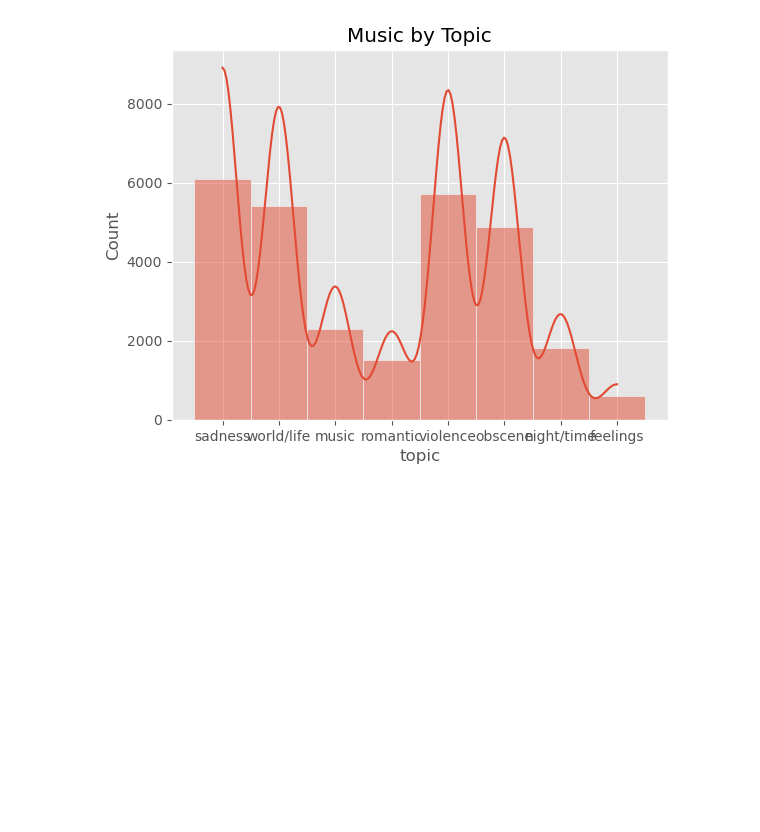
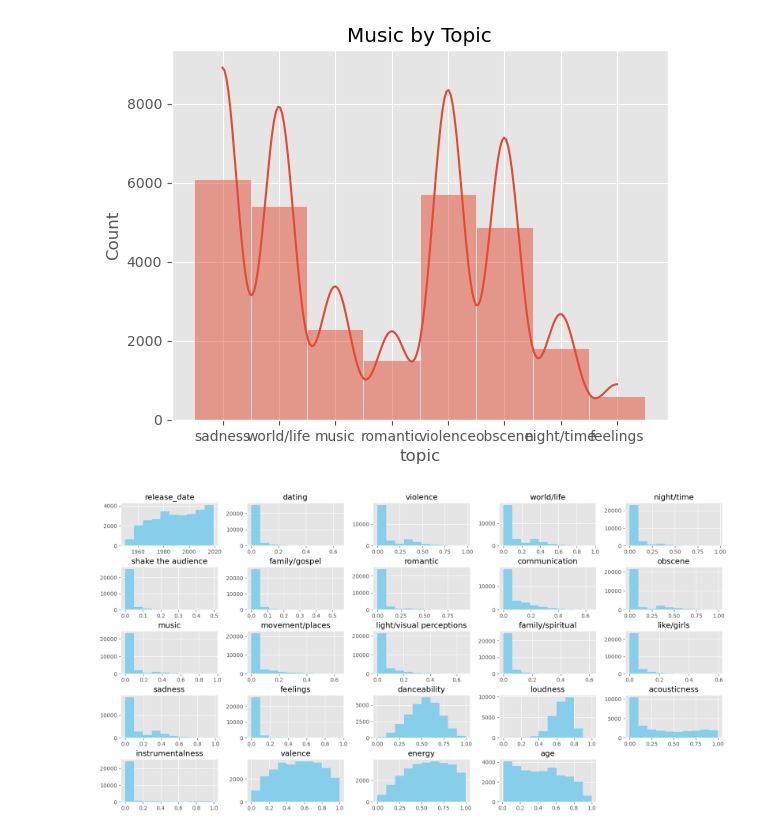
Before and after one commit to chica25/Audio-RA-project, a Jupyter notebook: code/01-EDA.ipynb, the cells around one changed output. Cells and saved outputs as stored; diff of their text form; code cells hidden in the pictures; blank space fills up the shorter version.

```diff
--- a/code/01-EDA.ipynb
+++ b/code/01-EDA.ipynb
@@ -216,3 +247,9 @@ Text(0.5, 1.0, 'Music by Topic')
+# %%
+df.hist(figsize=(20, 10), color='skyblue')
+plt.subplots_adjust(hspace=0.5)
+plt.show()
+# %% [output]
+[figure, added]
 # %%
 release_date = df.value_counts("release_date")
 # df.set_index("release_date").value_counts
```
Also changed, not shown: parts of 5 cells of this notebook, 1 other file.
